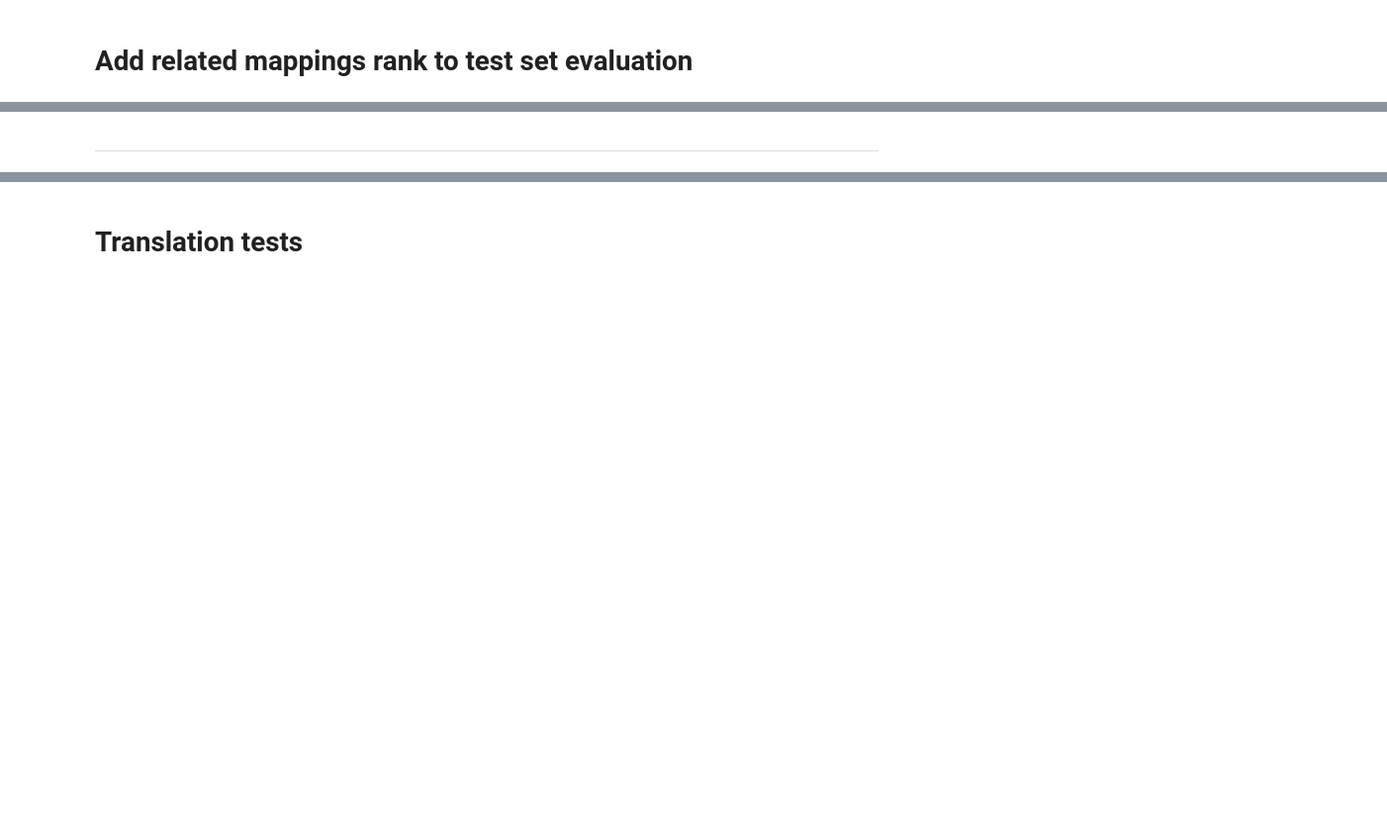
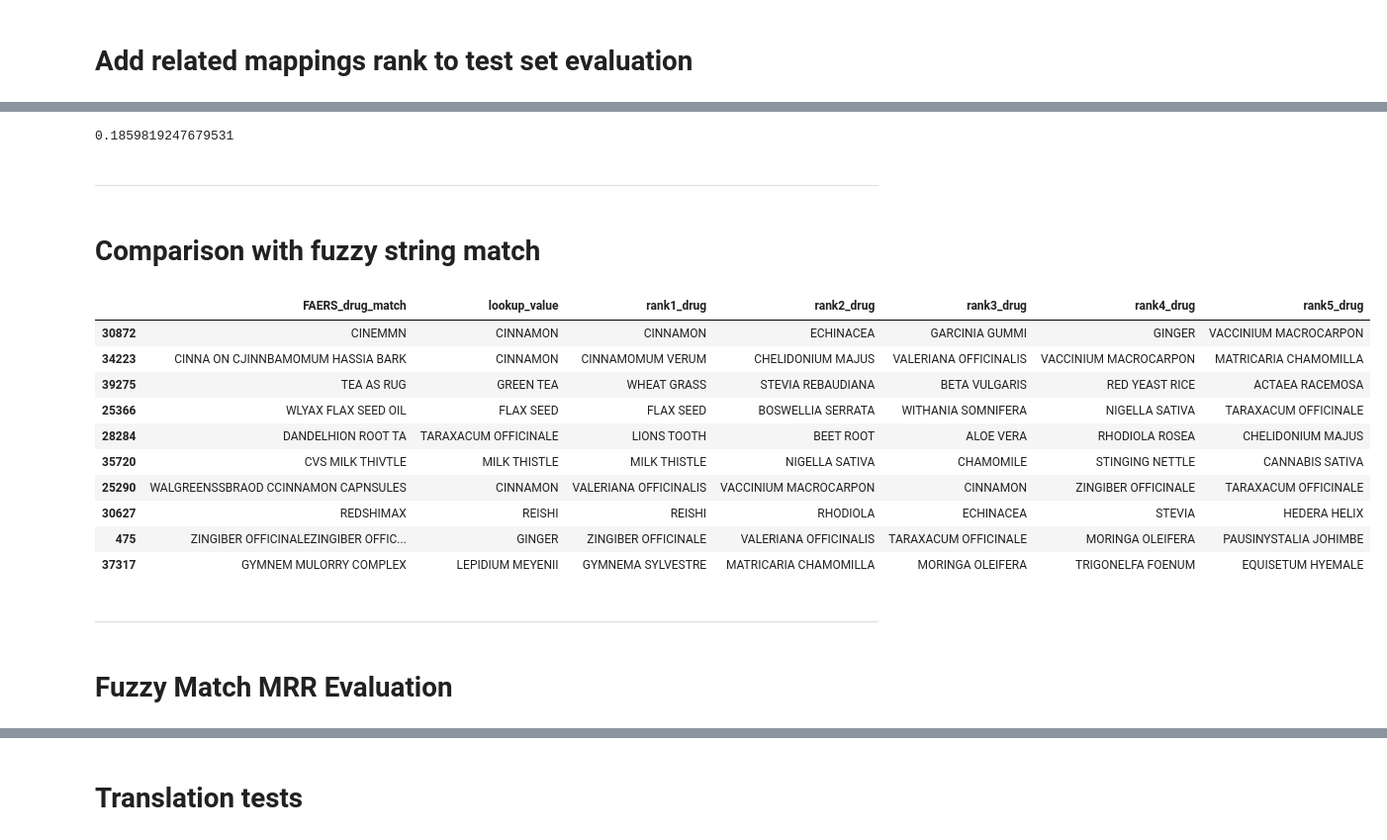
Before and after one commit to sanyabt/NP-FAERS-embed, a Jupyter notebook: experiment-4/SanityCheck&Evaluation.ipynb, the cells around one changed output, grey strips where cells are left out. Shown at 99% size. Drawn from its saved outputs; the diff is of its cells as text; code cells hidden in the pictures; blank space fills up the shorter version.

Commit message:
Fixes to MRR calculation and fuzzy string search

```diff
--- a/experiment-4/SanityCheck&Evaluation.ipynb
+++ b/experiment-4/SanityCheck&Evaluation.ipynb
@@ -756,2 +713,8 @@ test_mrr_rel.lookup_rank_related.std()
+# %%
+1/models_mrr.size  * models_mrr['equivalent_reciprocal_rank'].sum()
+# %% [output]
+0.1859819247679531
 # %% [markdown]
 --------------------------------------
+# %% [markdown]
+# Comparison with fuzzy string match
@@ -757,0 +783,20 @@ test_mrr_rel.lookup_rank_related.std()
+# %%
+fuzzy_match = find_fuzzy_lookup_and_related_rank(positive_pairs[["FAERS_drug_match", 'lookup_value']])
+# %%
+fuzzy_match.head(10)
+# %% [output]
+|  | FAERS_drug_match | lookup_value | rank1_drug | rank2_drug | rank3_drug | rank4_drug | rank5_drug |
+| 30872 | CINEMMN | CINNAMON | CINNAMON | ECHINACEA | GARCINIA GUMMI | GINGER | VACCINIUM MACROCARPON |
+| 34223 | CINNA ON CJINNBAMOMUM HASSIA BARK | CINNAMON | CINNAMOMUM VERUM | CHELIDONIUM MAJUS | VALERIANA OFFICINALIS | VACCINIUM MACROCARPON | MATRICARIA CHAMOMILLA |
+| 39275 | TEA AS RUG | GREEN TEA | WHEAT GRASS | STEVIA REBAUDIANA | BETA VULGARIS | RED YEAST RICE | ACTAEA RACEMOSA |
+| 25366 | WLYAX FLAX SEED OIL | FLAX SEED | FLAX SEED | BOSWELLIA SERRATA | WITHANIA SOMNIFERA | NIGELLA SATIVA | TARAXACUM OFFICINALE |
+| 28284 | DANDELHION ROOT TA | TARAXACUM OFFICINALE | LIONS TOOTH | BEET ROOT | ALOE VERA | RHODIOLA ROSEA | CHELIDONIUM MAJUS |
+| 35720 | CVS MILK THIVTLE | MILK THISTLE | MILK THISTLE | NIGELLA SATIVA | CHAMOMILE | STINGING NETTLE | CANNABIS SATIVA |
+| 25290 | WALGREENSSBRAOD CCINNAMON CAPNSULES | CINNAMON | VALERIANA OFFICINALIS | VACCINIUM MACROCARPON | CINNAMON | ZINGIBER OFFICINALE | TARAXACUM OFFICINALE |
+| 30627 | REDSHIMAX | REISHI | REISHI | RHODIOLA | ECHINACEA | STEVIA | HEDERA HELIX |
+| 475 | ZINGIBER OFFICINALEZINGIBER OFFIC... | GINGER | ZINGIBER OFFICINALE | VALERIANA OFFICINALIS | TARAXACUM OFFICINALE | MORINGA OLEIFERA | PAUSINYSTALIA JOHIMBE |
+| 37317 | GYMNEM MULORRY COMPLEX | LEPIDIUM MEYENII | GYMNEMA SYLVESTRE | MATRICARIA CHAMOMILLA | MORINGA OLEIFERA | TRIGONELFA FOENUM | EQUISETUM HYEMALE |
+# %% [markdown]
+--------------------------------------
+# %% [markdown]
+# Fuzzy Match MRR Evaluation
```
Also changed, not shown: parts of 62 cells of this notebook, 7 other files.
